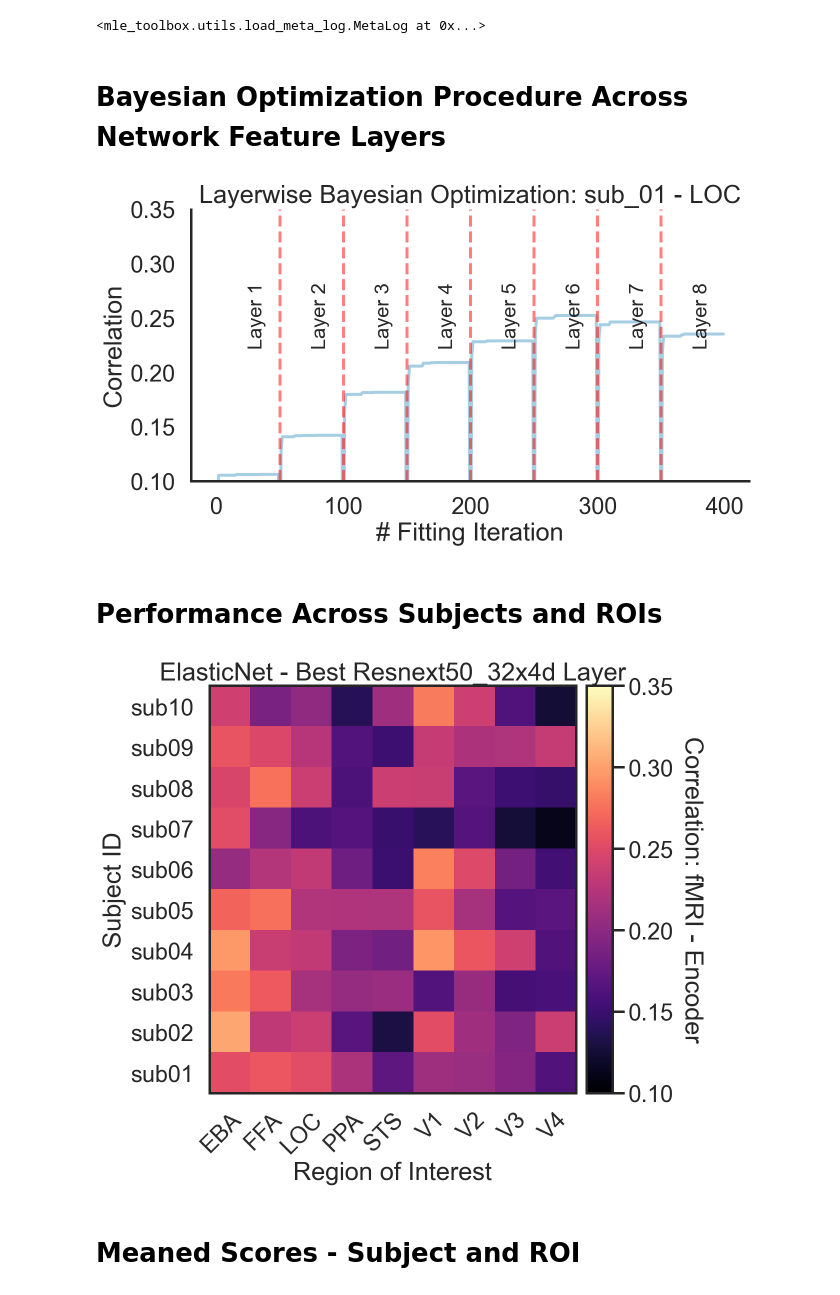
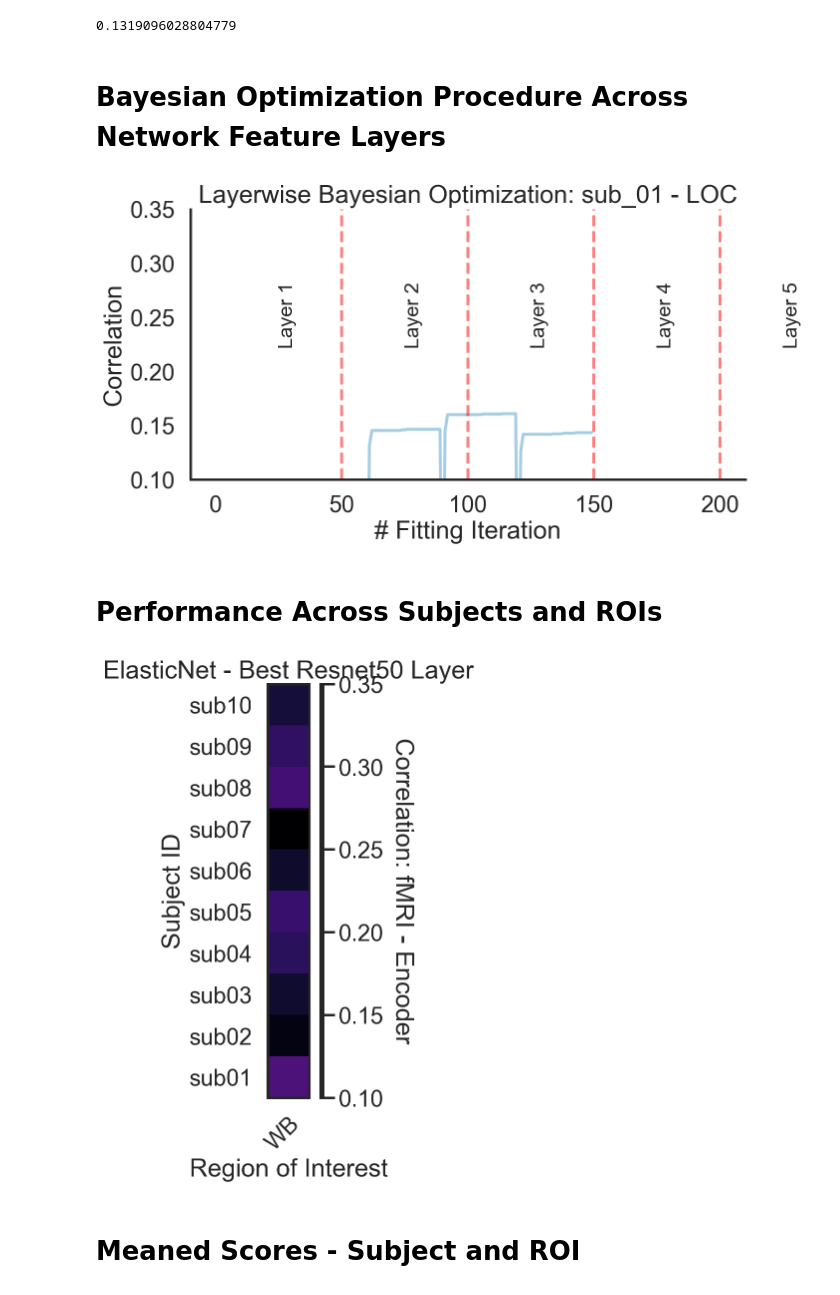
Before and after one commit to RobertTLange/algonauts-2021, a Jupyter notebook: notebooks/inspect_experiments.ipynb, the cells around one changed output. Cells and saved outputs as stored; diff of their text form; code cells hidden in the pictures.

```diff
--- a/notebooks/inspect_experiments.ipynb
+++ b/notebooks/inspect_experiments.ipynb
@@ -16,25 +16,29 @@ import numpy as np
 import matplotlib.pyplot as plt
 from utils.visualize_experiments import (plot_roi_subject_grid, plot_average_scores,
                                          plot_bo_scores, plot_perf_per_layer, plot_best_layer)
-# %%
-meta_log
-# %% [output]
-<mle_toolbox.utils.load_meta_log.MetaLog at 0x...>
+# %%
+num_bo_iters = 50
+num_layers = 5
 # %%
-experiment_dir = "../experiments/roi/elastic_alexnet_bo_50"
+#experiment_dir = "../experiments/roi/elastic_resnet50_bo_50"
+experiment_dir = "../experiments/wb/elastic_resnet50_bo_15"
 meta_log, hyper_log = load_result_logs(experiment_dir)
+# %%
+hyper_log.best_bo_score.mean()
+# %% [output]
+0.1319096028804779
 # %% [markdown]
 # Bayesian Optimization Procedure Across Network Feature Layers
 # %%
-plot_bo_scores(meta_log, "b_1_eval_0", subject_id="sub_01", roi_type="LOC", num_bo_per_layer=50, num_layers=8)
+plot_bo_scores(meta_log, "b_1_eval_0", subject_id="sub_01", roi_type="LOC", num_bo_per_layer=num_bo_iters, num_layers=num_layers)
 # %% [output]
-[figure, old version]
+[figure, new version]
 # %% [markdown]
 # Performance Across Subjects and ROIs
 # %%
-plot_roi_subject_grid(hyper_log, title="ElasticNet - Best Resnext50_32x4d Layer")
+plot_roi_subject_grid(hyper_log, title="ElasticNet - Best Resnet50 Layer")
 # %% [output]
-[figure, old version]
+[figure, new version]
 # %% [markdown]
 # Meaned Scores - Subject and ROI
 # %%
```
Also changed, not shown: parts of 1 cell of this notebook, 9 other files.
